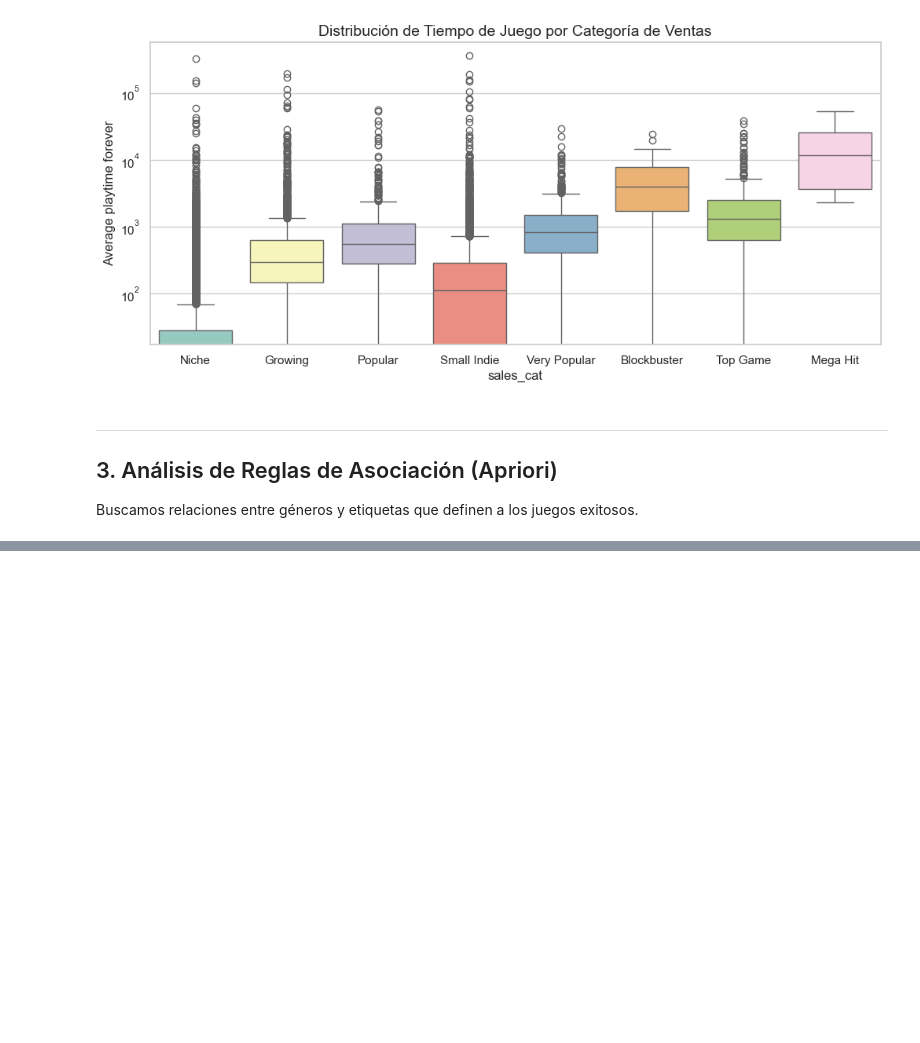
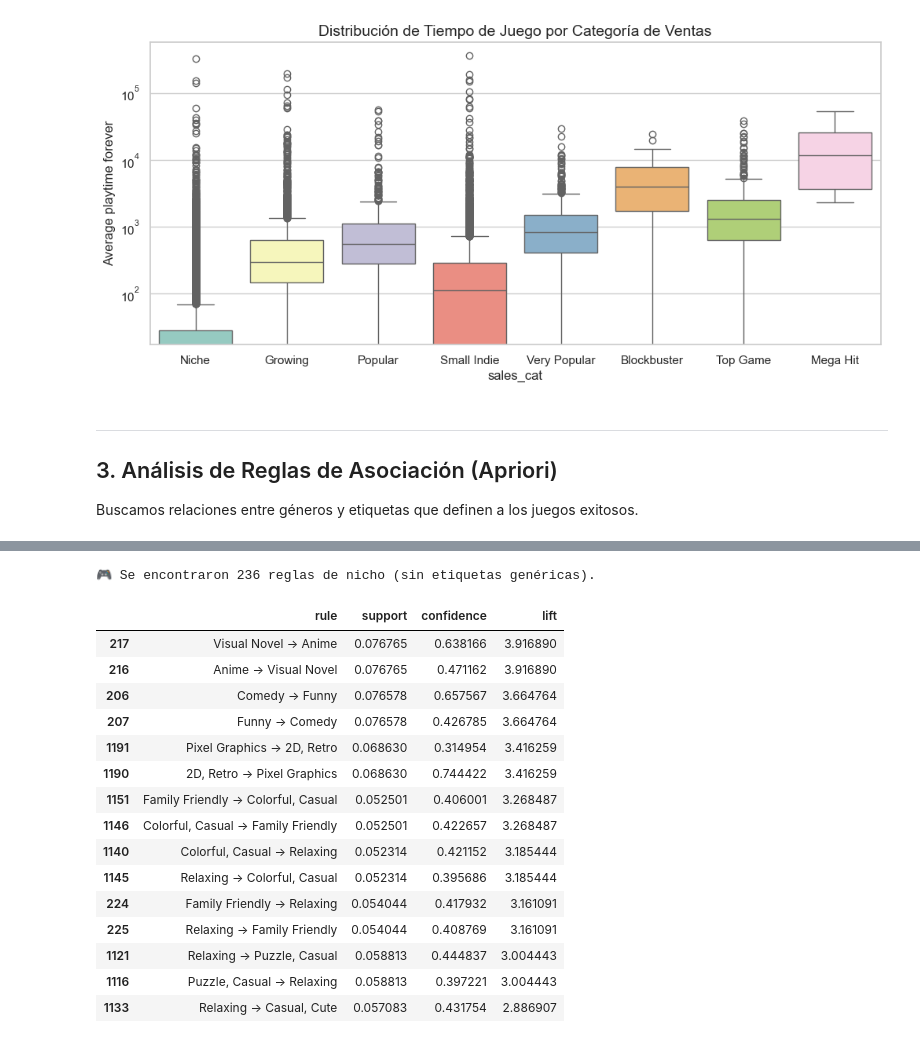
Before and after one commit to David-Felipe/ProyectoMineriaDatos, a Jupyter notebook: Iteracion 2/Codigo/02_topGames_AsctnAgrptn.ipynb, the cells around one changed output, grey strips where cells are left out. Cells and saved outputs as stored; diff of their text form; code cells hidden in the pictures; blank space fills up the shorter version.

```diff
--- a/Iteracion 2/Codigo/02_topGames_AsctnAgrptn.ipynb
+++ b/Iteracion 2/Codigo/02_topGames_AsctnAgrptn.ipynb
@@ -229,0 +248,43 @@ Passing `palette` without assigning `hue` is deprecated and will be removed in v
+# %%
+# ==============================================================================
+# ESTRATEGIA 1: Eliminación de Etiquetas Genéricas o Jerárquicas
+# ==============================================================================
+
+# Definimos las palabras clave a ignorar (ajustables según los hallazgos)
+stop_tags = {'Indie', 'Singleplayer', 'Multiplayer', 'Horror', 'Platformer', 'Action', 'Adventure'}
+
+def sin_etiquetas_genericas(itemset):
+    """Retorna True si el conjunto NO contiene ninguna etiqueta de la lista stop_tags"""
+    return not any(item in stop_tags for item in itemset)
+
+# Filtramos conservando solo las reglas que pasan la validación en antecedente y consecuente
+reglas_nicho = rules[
+    rules['antecedents'].apply(sin_etiquetas_genericas) &
+    rules['consequents'].apply(sin_etiquetas_genericas)
+].copy()
+
+# Generamos las cadenas de texto para fácil lectura
+reglas_nicho['antecedents_str'] = reglas_nicho['antecedents'].apply(lambda x: ', '.join(list(x)))
+reglas_nicho['consequents_str'] = reglas_nicho['consequents'].apply(lambda x: ', '.join(list(x)))
+reglas_nicho['rule'] = reglas_nicho['antecedents_str'] + " -> " + reglas_nicho['consequents_str']
+
+print(f"🎮 Se encontraron {len(reglas_nicho)} reglas de nicho (sin etiquetas genéricas).")
+display(reglas_nicho[['rule', 'support', 'confidence', 'lift']].head(15))
+# %% [output]
+🎮 Se encontraron 236 reglas de nicho (sin etiquetas genéricas).
+|  | rule | support | confidence | lift |
+| 217 | Visual Novel -> Anime | 0.076765 | 0.638166 | 3.916890 |
+| 216 | Anime -> Visual Novel | 0.076765 | 0.471162 | 3.916890 |
+| 206 | Comedy -> Funny | 0.076578 | 0.657567 | 3.664764 |
+| 207 | Funny -> Comedy | 0.076578 | 0.426785 | 3.664764 |
+| 1191 | Pixel Graphics -> 2D, Retro | 0.068630 | 0.314954 | 3.416259 |
+| 1190 | 2D, Retro -> Pixel Graphics | 0.068630 | 0.744422 | 3.416259 |
+| 1151 | Family Friendly -> Colorful, Casual | 0.052501 | 0.406001 | 3.268487 |
+| 1146 | Colorful, Casual -> Family Friendly | 0.052501 | 0.422657 | 3.268487 |
+| 1140 | Colorful, Casual -> Relaxing | 0.052314 | 0.421152 | 3.185444 |
+| 1145 | Relaxing -> Colorful, Casual | 0.052314 | 0.395686 | 3.185444 |
+| 224 | Family Friendly -> Relaxing | 0.054044 | 0.417932 | 3.161091 |
+| 225 | Relaxing -> Family Friendly | 0.054044 | 0.408769 | 3.161091 |
+| 1121 | Relaxing -> Puzzle, Casual | 0.058813 | 0.444837 | 3.004443 |
+| 1116 | Puzzle, Casual -> Relaxing | 0.058813 | 0.397221 | 3.004443 |
+| 1133 | Relaxing -> Casual, Cute | 0.057083 | 0.431754 | 2.886907 |
```
Also changed, not shown: parts of 11 cells of this notebook.
